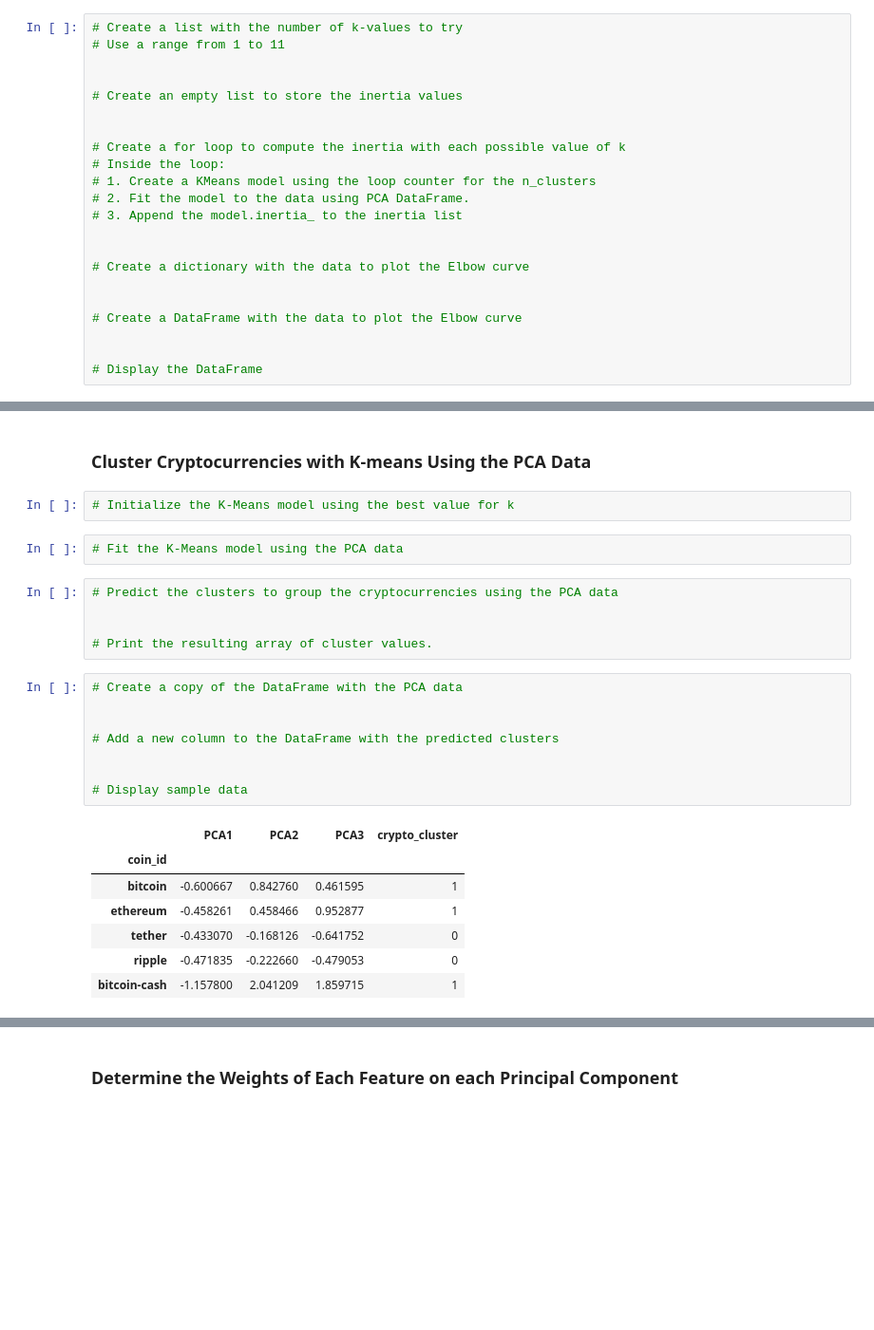
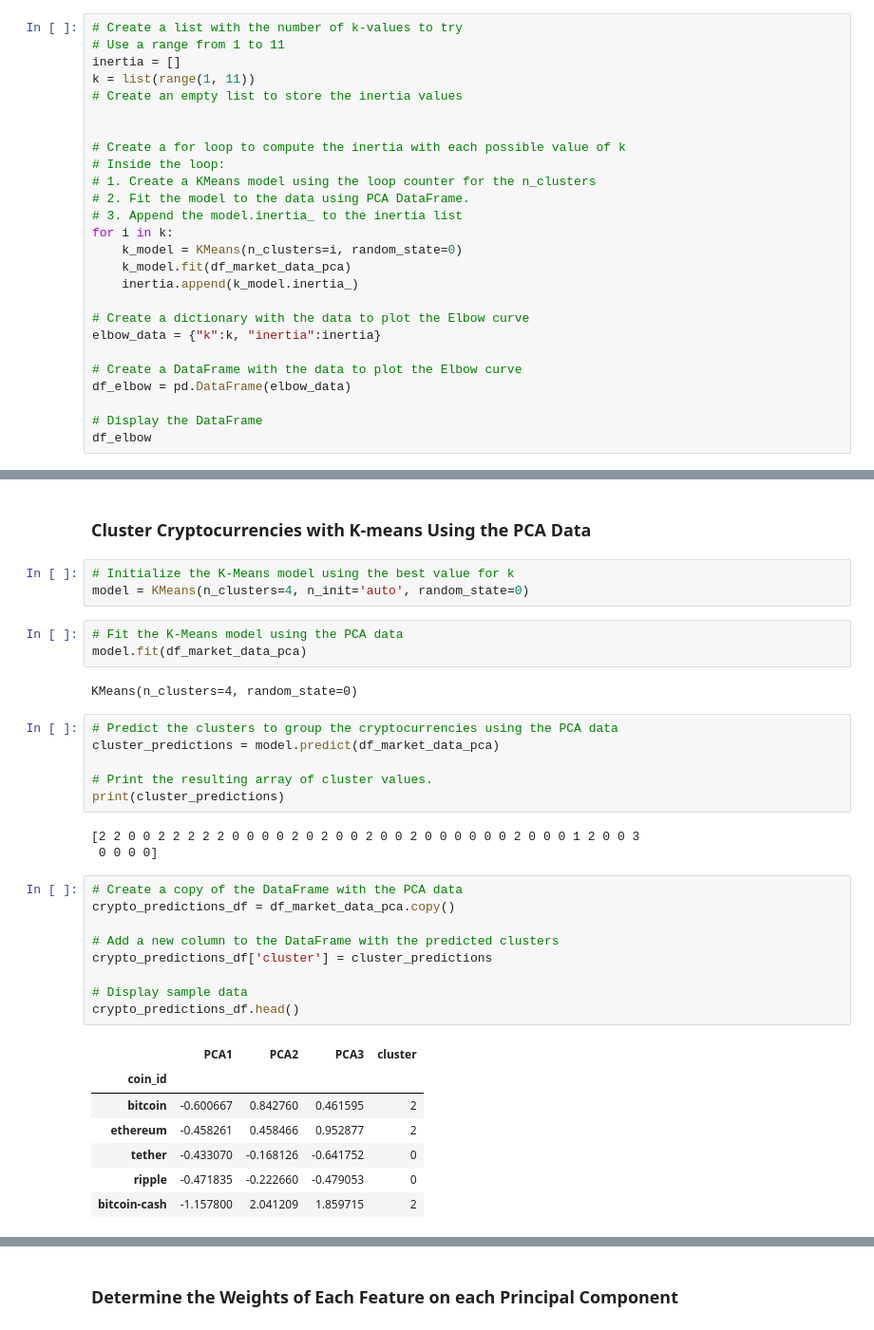
Before and after one commit to tanyasoriano/CryptoClustering, a Jupyter notebook: Crypto_Clustering.ipynb, the cells around one changed output, grey strips where cells are left out. Shown at 95% size. Cells and saved outputs as stored; diff of their text form; blank space fills up the shorter version.

```diff
--- a/Crypto_Clustering.ipynb
+++ b/Crypto_Clustering.ipynb
@@ -190,8 +251,8 @@ array([0.3719856 , 0.34700813, 0.17603793])
 # %%
 # Create a list with the number of k-values to try
 # Use a range from 1 to 11
-
-
+inertia = []
+k = list(range(1, 11))
 # Create an empty list to store the inertia values
 
 
@@ -200,15 +261,19 @@ array([0.3719856 , 0.34700813, 0.17603793])
 # 1. Create a KMeans model using the loop counter for the n_clusters
 # 2. Fit the model to the data using PCA DataFrame.
 # 3. Append the model.inertia_ to the inertia list
-
+for i in k:
+    k_model = KMeans(n_clusters=i, random_state=0)
+    k_model.fit(df_market_data_pca)
+    inertia.append(k_model.inertia_)
 
 # Create a dictionary with the data to plot the Elbow curve
-
+elbow_data = {"k":k, "inertia":inertia}
 
 # Create a DataFrame with the data to plot the Elbow curve
-
+df_elbow = pd.DataFrame(elbow_data)
 
 # Display the DataFrame
+df_elbow
 # %% [output]
 |  | k | inertia |
 | 0 | 1 | 256.874086 |
@@ -238,28 +310,37 @@ array([0.3719856 , 0.34700813, 0.17603793])
 ### Cluster Cryptocurrencies with K-means Using the PCA Data
 # %%
 # Initialize the K-Means model using the best value for k
+model = KMeans(n_clusters=4, n_init='auto', random_state=0)
 # %%
 # Fit the K-Means model using the PCA data
+model.fit(df_market_data_pca)
+# %% [output]
+KMeans(n_clusters=4, random_state=0)
 # %%
 # Predict the clusters to group the cryptocurrencies using the PCA data
-
+cluster_predictions = model.predict(df_market_data_pca)
 
 # Print the resulting array of cluster values.
+print(cluster_predictions)
+# %% [output]
+[2 2 0 0 2 2 2 2 2 0 0 0 0 2 0 2 0 0 2 0 0 2 0 0 0 0 0 0 2 0 0 0 1 2 0 0 3
+ 0 0 0 0]
 # %%
 # Create a copy of the DataFrame with the PCA data
-
+crypto_predictions_df = df_market_data_pca.copy()
 
 # Add a new column to the DataFrame with the predicted clusters
-
+crypto_predictions_df['cluster'] = cluster_predictions
 
 # Display sample data
+crypto_predictions_df.head()
 # %% [output]
-|  | PCA1 | PCA2 | PCA3 | crypto_cluster |
+|  | PCA1 | PCA2 | PCA3 | cluster |
 | coin_id |  |  |  |  |
-| bitcoin | -0.600667 | 0.842760 | 0.461595 | 1 |
-| ethereum | -0.458261 | 0.458466 | 0.952877 | 1 |
+| bitcoin | -0.600667 | 0.842760 | 0.461595 | 2 |
+| ethereum | -0.458261 | 0.458466 | 0.952877 | 2 |
 | tether | -0.433070 | -0.168126 | -0.641752 | 0 |
 | ripple | -0.471835 | -0.222660 | -0.479053 | 0 |
-| bitcoin-cash | -1.157800 | 2.041209 | 1.859715 | 1 |
+| bitcoin-cash | -1.157800 | 2.041209 | 1.859715 | 2 |
 # %%
 # Create a scatter plot using hvPlot by setting `x="PCA1"` and `y="PCA2"`.
```
Also changed, not shown: parts of 26 cells of this notebook.
